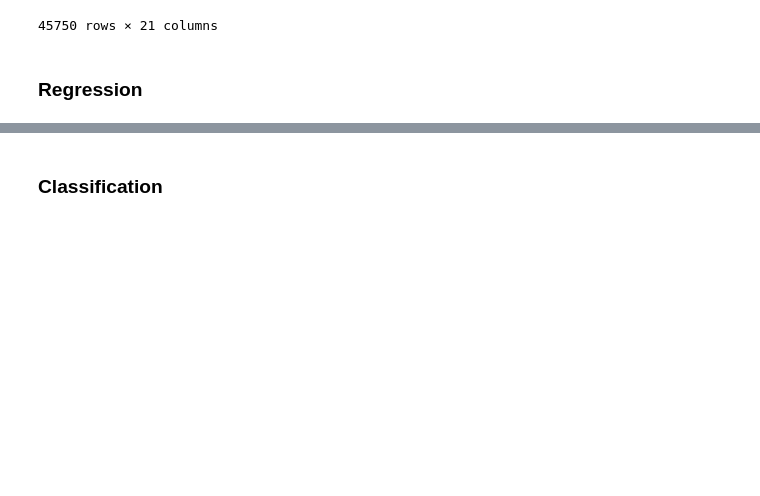
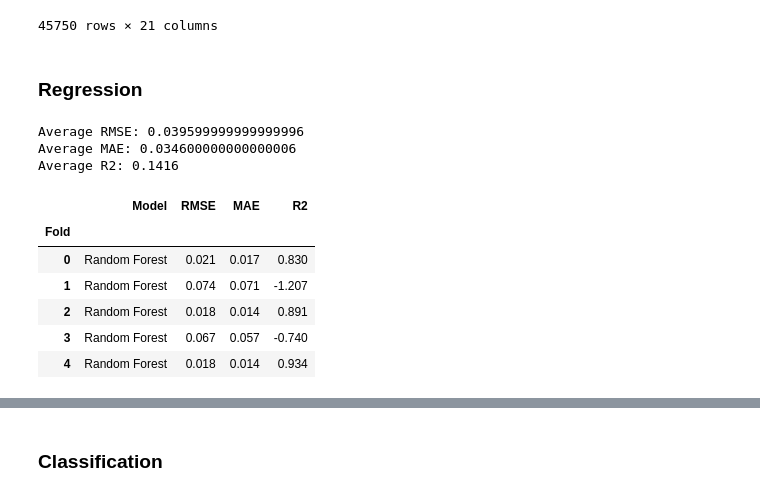
Before and after one commit to melaniaczobit/Major-Research-Project, a Jupyter notebook: MRP_Random_Forest.ipynb, the cells around one changed output, grey strips where cells are left out. Drawn from its saved outputs; the diff is of its cells as text; code cells hidden in the pictures; blank space fills up the shorter version.

Commit message:
reported results more clearly

```diff
--- a/MRP_Random_Forest.ipynb
+++ b/MRP_Random_Forest.ipynb
@@ -135,6 +136,62 @@ df_RF2
 45750 rows × 21 columns
 # %% [markdown]
 ### **Regression**
+# %%
+X = df_RF2.drop(['Efficiency','class'], axis=1)
+y = df_RF2['Efficiency']
+
+tscv = TimeSeriesSplit(n_splits=5)
+
+rmse=[]
+mae = []
+r2 = []
+
+for train_index, test_index in tscv.split(X):
+  # print("TRAIN:", train_index, "TEST:", test_index)
+  X_train, X_test = X.iloc[train_index], X.iloc[test_index]
+  y_train, y_test = y.iloc[train_index],  y.iloc[test_index]
+
+  X_train = X_train.drop(['date'],axis=1)
+  X_test = X_test.drop(['date'], axis=1)
+
+  min_max_scaler = preprocessing.MinMaxScaler()
+  X_train = min_max_scaler.fit_transform(X_train)
+  X_test = min_max_scaler.fit_transform(X_test)
+
+  mdl = RandomForestRegressor(n_estimators=100, n_jobs=-1, random_state=0)
+  mdl.fit(X_train, y_train)
+  y_pred = mdl.predict(X_test)
+  RMSE = np.sqrt(metrics.mean_squared_error(y_test, y_pred))
+  rmse.append(round(RMSE,3))
+  MAE = mean_absolute_error(y_test, y_pred)
+  mae.append(round(MAE,3))
+  R2 = r2_score(y_test, y_pred)
+  r2.append(round(R2,3))
+
+dfResult = pd.DataFrame()
+dfResult['Fold'] = [0,1,2,3,4]
+dfResult['Model'] = ['Random Forest','Random Forest','Random Forest','Random Forest','Random Forest']
+dfResult['RMSE'] = rmse
+dfResult['MAE'] = mae
+dfResult['R2'] = r2
+
+print('Average RMSE:', (sum(rmse)/len(rmse)))
+print('Average MAE:', (sum(mae)/len(mae)))
+print('Average R2:', (sum(r2)/len(r2)))
+# %% [output]
+Average RMSE: 0.039599999999999996
+Average MAE: 0.034600000000000006
+Average R2: 0.1416
+# %%
+dfResult.set_index('Fold')
+# %% [output]
+|  | Model | RMSE | MAE | R2 |
+| Fold |  |  |  |  |
+| 0 | Random Forest | 0.021 | 0.017 | 0.830 |
+| 1 | Random Forest | 0.074 | 0.071 | -1.207 |
+| 2 | Random Forest | 0.018 | 0.014 | 0.891 |
+| 3 | Random Forest | 0.067 | 0.057 | -0.740 |
+| 4 | Random Forest | 0.018 | 0.014 | 0.934 |
 # %%
 df_RF3 = df_RF2.drop(['complypercent', 'meanrate', 'sdrate', 'steps', 'floors', 'sedentaryminutes', 'lightlyactiveminutes', 'fairlyactiveminutes','veryactiveminutes','lowrangemins','fatburnmins','cardiomins','peakmins'], axis=1)
 df_RF3 = df_RF3.drop(['month','weekday','class'], axis=1)
```
Also changed, not shown: parts of 11 cells of this notebook.
